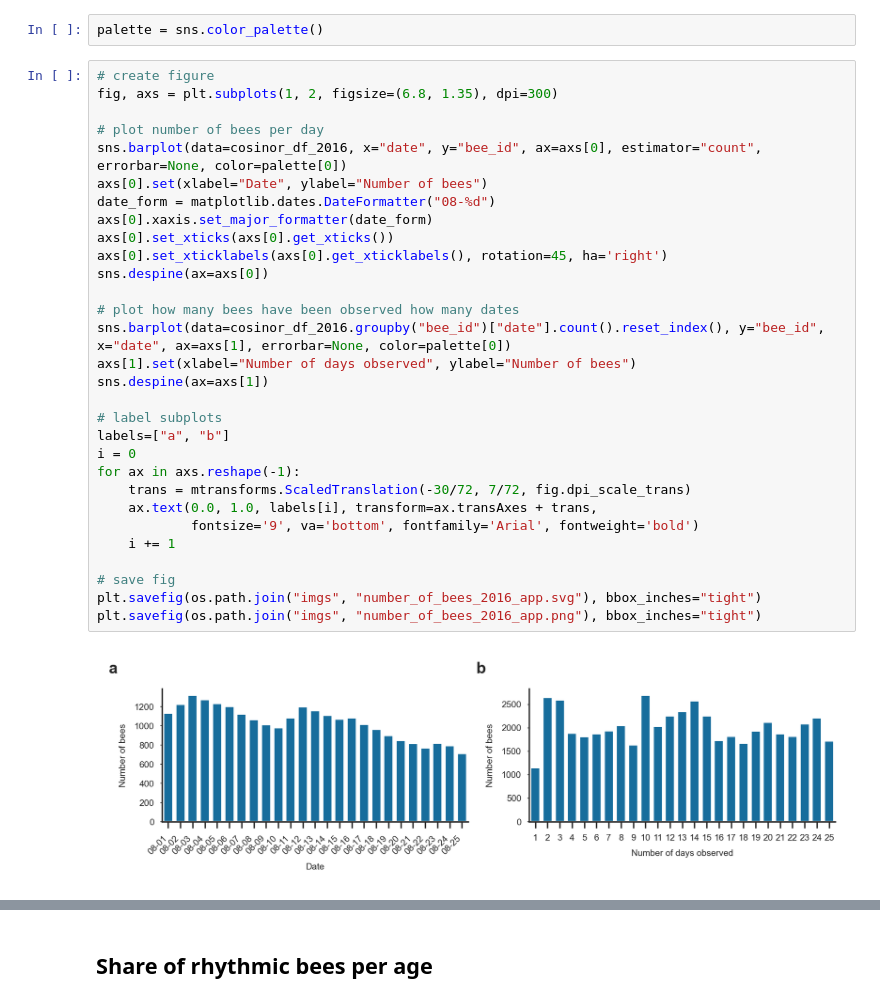
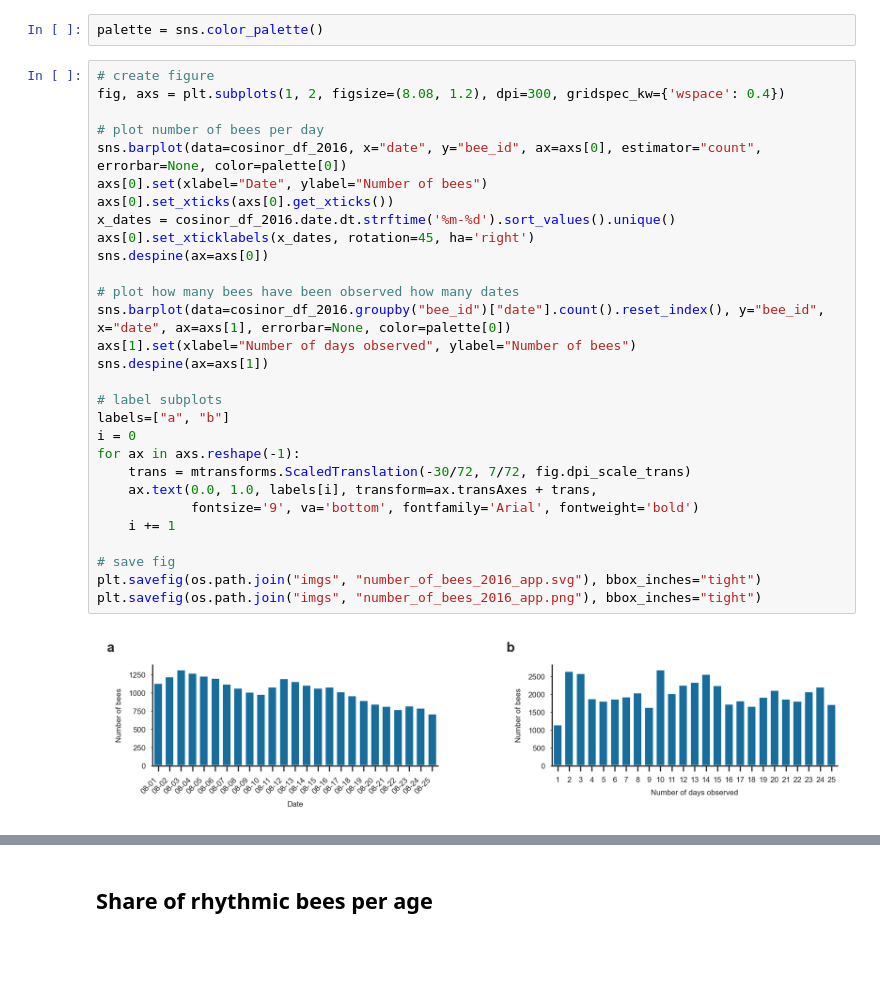
Before and after one commit to BioroboticsLab/speedtransfer, a Jupyter notebook: figures/figure_supplementary.ipynb, the cells around one changed output, grey strips where cells are left out. Saved outputs shown, nothing was run; the diff lists cells and outputs as text; blank space fills up the shorter version.

Commit message:
updated date

```diff
--- a/figures/figure_supplementary.ipynb
+++ b/figures/figure_supplementary.ipynb
@@ -43,35 +44,34 @@ cosinor_df_2019["is_circadian"] = cosinor_df_2019.p_value < 0.05
 palette = sns.color_palette()
 # %%
 # create figure
-fig, axs = plt.subplots(1, 2, figsize=(6.8, 1.35), dpi=300)
+fig, axs = plt.subplots(1, 2, figsize=(8.08, 1.2), dpi=300, gridspec_kw={'wspace': 0.4})
 
 # plot number of bees per day
 sns.barplot(data=cosinor_df_2016, x="date", y="bee_id", ax=axs[0], estimator="count", errorbar=None, color=palette[0])
 axs[0].set(xlabel="Date", ylabel="Number of bees")
-date_form = matplotlib.dates.DateFormatter("08-%d")
-axs[0].xaxis.set_major_formatter(date_form)
 axs[0].set_xticks(axs[0].get_xticks())
-axs[0].set_xticklabels(axs[0].get_xticklabels(), rotation=45, ha='right')
+x_dates = cosinor_df_2016.date.dt.strftime('%m-%d').sort_values().unique()
+axs[0].set_xticklabels(x_dates, rotation=45, ha='right')
 sns.despine(ax=axs[0])
 
 # plot how many bees have been observed how many dates
 sns.barplot(data=cosinor_df_2016.groupby("bee_id")["date"].count().reset_index(), y="bee_id", x="date", ax=axs[1], errorbar=None, color=palette[0])
 axs[1].set(xlabel="Number of days observed", ylabel="Number of bees")
 sns.despine(ax=axs[1])
 
 # label subplots
 labels=["a", "b"]
 i = 0
 for ax in axs.reshape(-1):
     trans = mtransforms.ScaledTranslation(-30/72, 7/72, fig.dpi_scale_trans)
     ax.text(0.0, 1.0, labels[i], transform=ax.transAxes + trans,
             fontsize='9', va='bottom', fontfamily='Arial', fontweight='bold')
     i += 1
 
 # save fig
 plt.savefig(os.path.join("imgs", "number_of_bees_2016_app.svg"), bbox_inches="tight")
 plt.savefig(os.path.join("imgs", "number_of_bees_2016_app.png"), bbox_inches="tight")
 # %% [output]
-[figure, old version]
+[figure, new version]
 # %%
 # create figure
```
Also changed, not shown: parts of 3 cells of this notebook, 12 other files.
